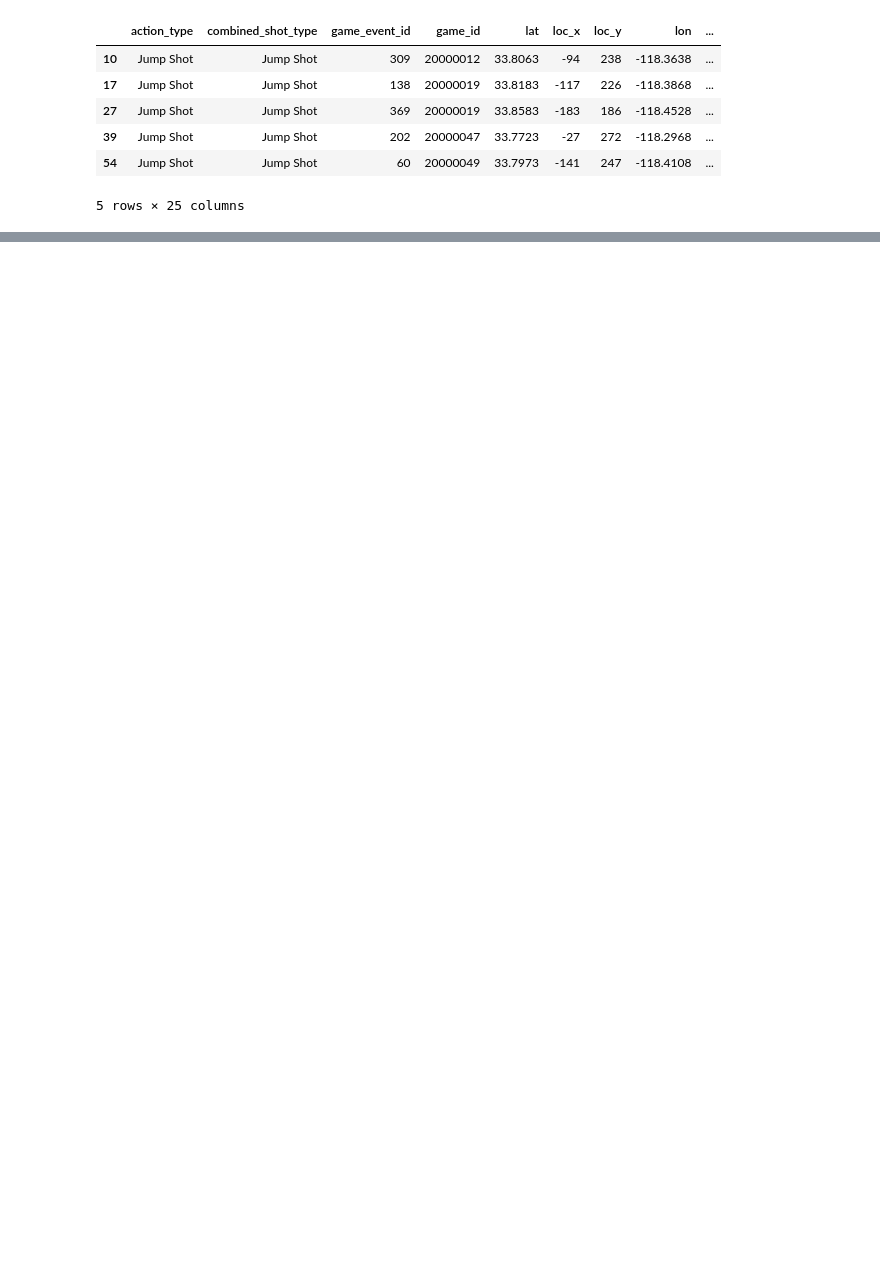
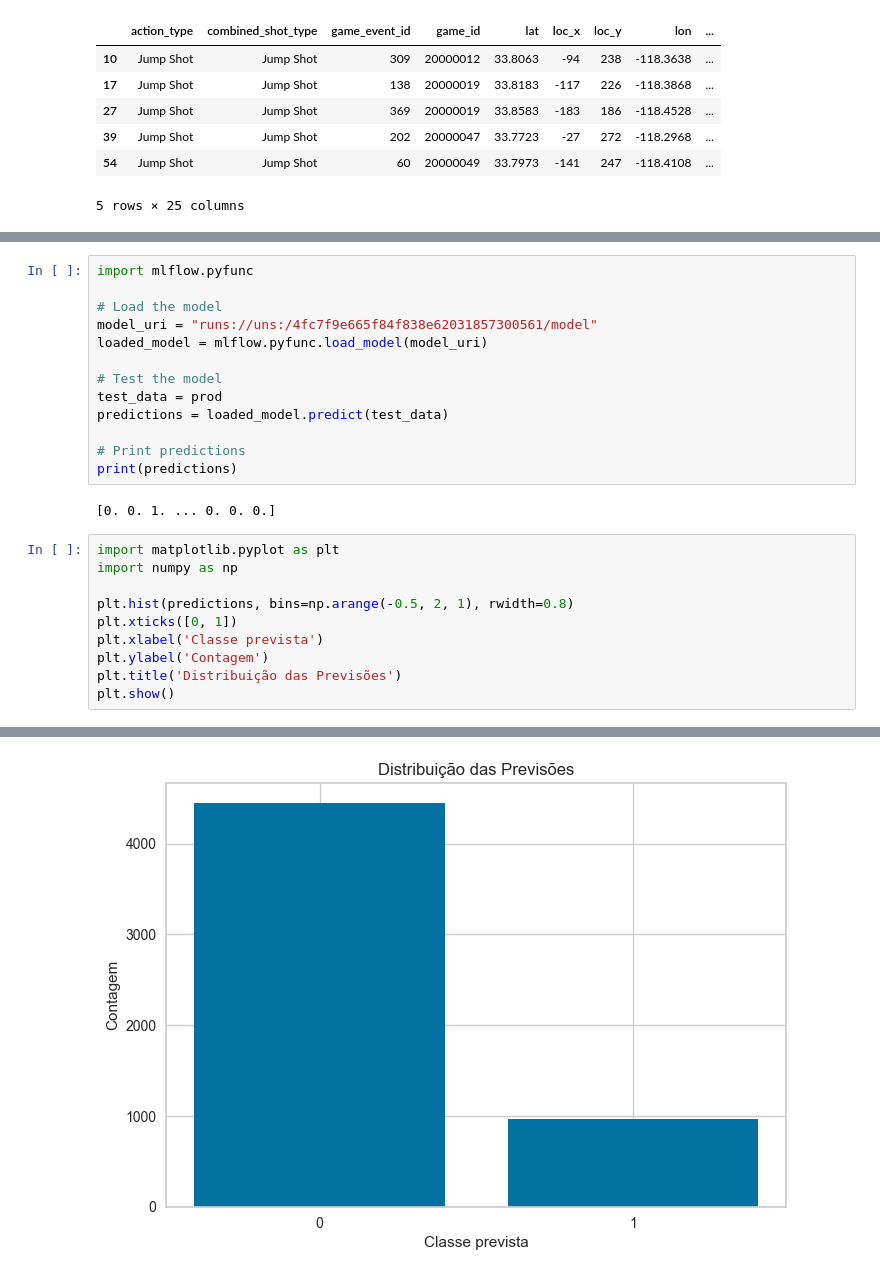
Before and after one commit to FTNeves80/Projeto_Kobe, a Jupyter notebook: notebooks/predicao.ipynb, the cells around one changed output, grey strips where cells are left out. Cells and saved outputs as stored; diff of their text form; blank space fills up the shorter version.

Commit message:
Notebook inferindo com modelo servico

```diff
--- a/notebooks/predicao.ipynb
+++ b/notebooks/predicao.ipynb
@@ -94,0 +96,26 @@ plt.scatter(prod['lon'], prod['lat'], c=prod['shot_made_flag'], cmap='RdYlGn', s
+# %%
+import mlflow.pyfunc
+
+# Load the model
+model_uri = "runs://uns:/4fc7f9e665f84f838e62031857300561/model"
+loaded_model = mlflow.pyfunc.load_model(model_uri)
+
+# Test the model
+test_data = prod
+predictions = loaded_model.predict(test_data)
+
+# Print predictions
+print(predictions)
+# %% [output]
+[0. 0. 1. ... 0. 0. 0.]
+# %%
+import matplotlib.pyplot as plt
+import numpy as np
+
+plt.hist(predictions, bins=np.arange(-0.5, 2, 1), rwidth=0.8)
+plt.xticks([0, 1])
+plt.xlabel('Classe prevista')
+plt.ylabel('Contagem')
+plt.title('Distribuição das Previsões')
+plt.show()
+# %% [output]
@@ -94,0 +123 @@ plt.scatter(prod['lon'], prod['lat'], c=prod['shot_made_flag'], cmap='RdYlGn', s
+[figure, added]
```
Also changed, not shown: parts of 11 cells of this notebook, 1 other file.
